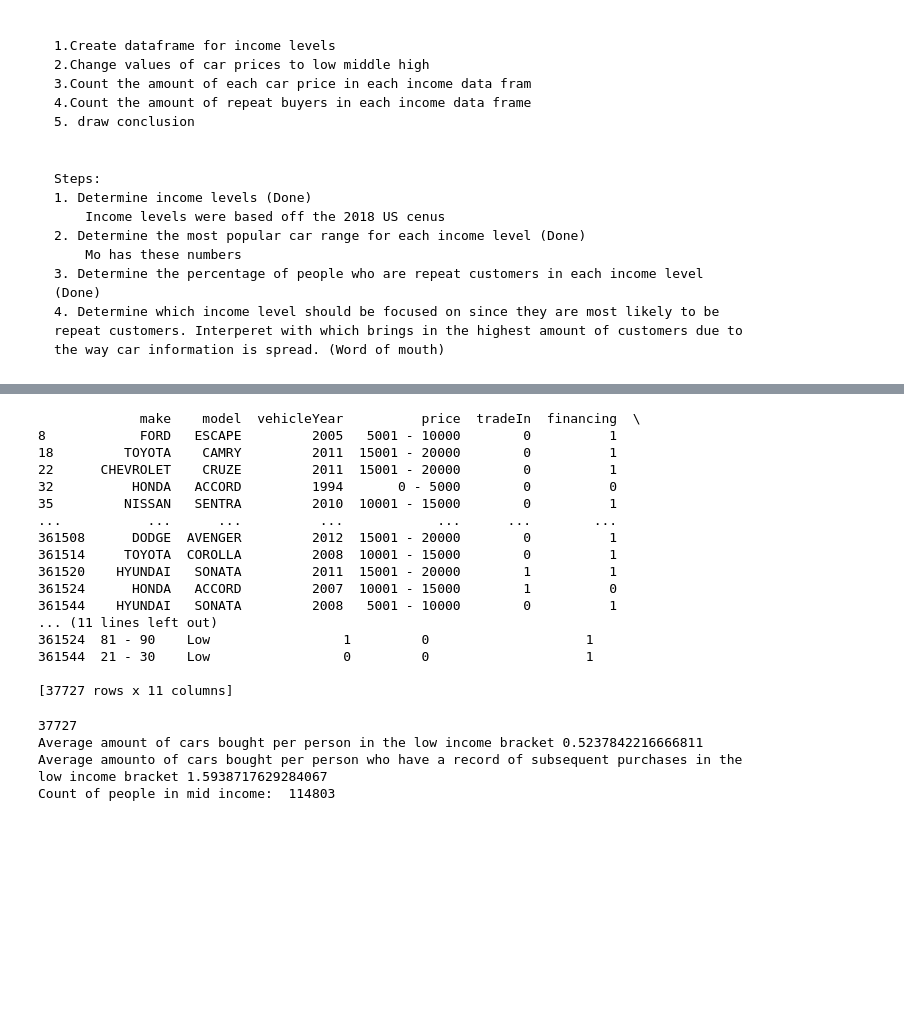
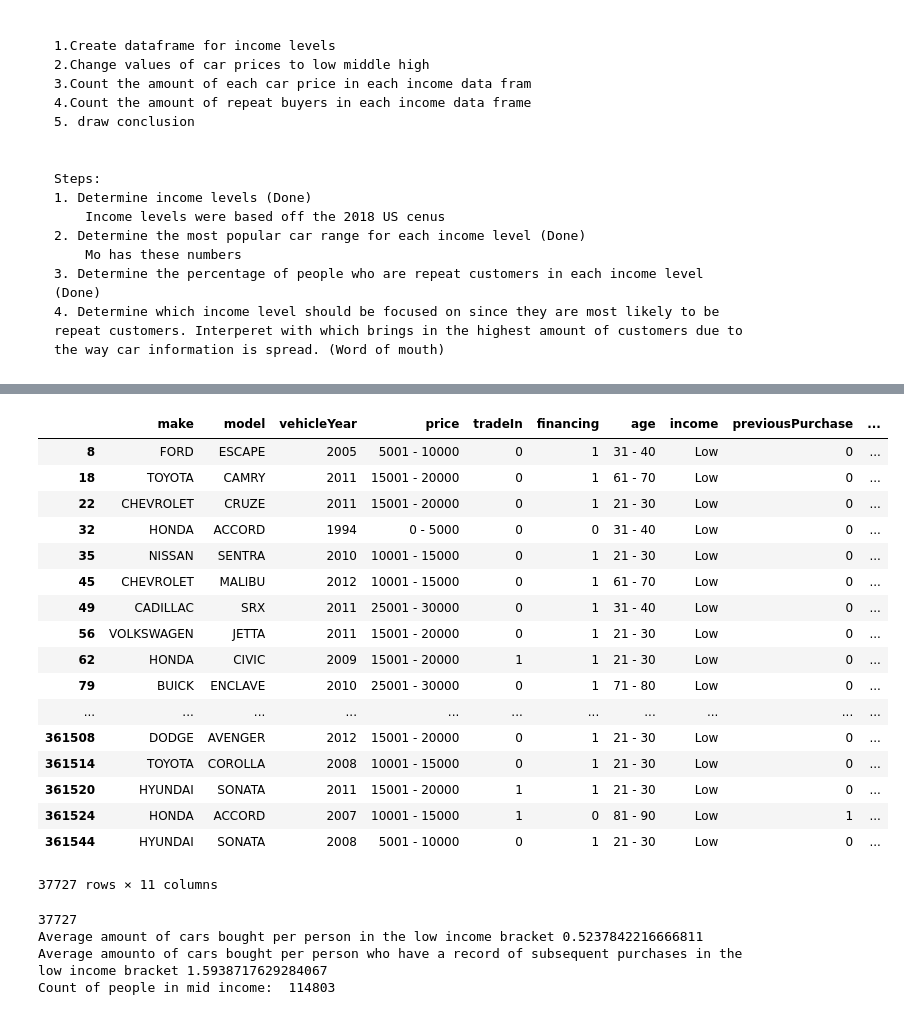
Before and after one commit to WKamptner/kmxdata2020, a Jupyter notebook: Carmax Data Comp 2020.ipynb, the cells around one changed output, grey strips where cells are left out. Saved outputs shown, nothing was run; the diff lists cells and outputs as text; code cells hidden in the pictures; blank space fills up the shorter version.

```diff
--- a/Carmax Data Comp 2020.ipynb
+++ b/Carmax Data Comp 2020.ipynb
@@ -93,33 +100,34 @@ car prices ['25001 - 30000' '10001 - 15000' '0 - 5000' '15001 - 20000'
 # %%
 #Defining Datatables based on income
 
 lowIncomeDF = dfEdited[dfEdited.income == 'Low']
 midIncomeDF = dfEdited[dfEdited.income == 'Mid']
 highIncomeDF = dfEdited[dfEdited.income == 'High']
 
 lowIncomeSPDF = lowIncomeDF[lowIncomeDF.subsequentPurchases != 0]
 midIncomeSPDF = midIncomeDF[midIncomeDF.subsequentPurchases != 0]
 highIncomeSPDF = highIncomeDF[highIncomeDF.subsequentPurchases != 0]
 
-print (lowIncomeSPDF)
+lowIncomeSPDF
 # %% [output]
+|  | make | model | vehicleYear | price | tradeIn | financing | age | income | previousPurchase | ... |
+| 8 | FORD | ESCAPE | 2005 | 5001 - 10000 | 0 | 1 | 31 - 40 | Low | 0 | ... |
+| 18 | TOYOTA | CAMRY | 2011 | 15001 - 20000 | 0 | 1 | 61 - 70 | Low | 0 | ... |
+| 22 | CHEVROLET | CRUZE | 2011 | 15001 - 20000 | 0 | 1 | 21 - 30 | Low | 0 | ... |
+| 32 | HONDA | ACCORD | 1994 | 0 - 5000 | 0 | 0 | 31 - 40 | Low | 0 | ... |
+| 35 | NISSAN | SENTRA | 2010 | 10001 - 15000 | 0 | 1 | 21 - 30 | Low | 0 | ... |
+| 45 | CHEVROLET | MALIBU | 2012 | 10001 - 15000 | 0 | 1 | 61 - 70 | Low | 0 | ... |
+| 49 | CADILLAC | SRX | 2011 | 25001 - 30000 | 0 | 1 | 31 - 40 | Low | 0 | ... |
+| 56 | VOLKSWAGEN | JETTA | 2011 | 15001 - 20000 | 0 | 1 | 21 - 30 | Low | 0 | ... |
+| 62 | HONDA | CIVIC | 2009 | 15001 - 20000 | 1 | 1 | 21 - 30 | Low | 0 | ... |
+| 79 | BUICK | ENCLAVE | 2010 | 25001 - 30000 | 0 | 1 | 71 - 80 | Low | 0 | ... |
+| ... | ... | ... | ... | ... | ... | ... | ... | ... | ... | ... |
+| 361508 | DODGE | AVENGER | 2012 | 15001 - 20000 | 0 | 1 | 21 - 30 | Low | 0 | ... |
+| 361514 | TOYOTA | COROLLA | 2008 | 10001 - 15000 | 0 | 1 | 21 - 30 | Low | 0 | ... |
+| 361520 | HYUNDAI | SONATA | 2011 | 15001 - 20000 | 1 | 1 | 21 - 30 | Low | 0 | ... |
+| 361524 | HONDA | ACCORD | 2007 | 10001 - 15000 | 1 | 0 | 81 - 90 | Low | 1 | ... |
+| 361544 | HYUNDAI | SONATA | 2008 | 5001 - 10000 | 0 | 1 | 21 - 30 | Low | 0 | ... |
-             make    model  vehicleYear          price  tradeIn  financing  \
-8            FORD   ESCAPE         2005   5001 - 10000        0          1
-18         TOYOTA    CAMRY         2011  15001 - 20000        0          1
-22      CHEVROLET    CRUZE         2011  15001 - 20000        0          1
-32          HONDA   ACCORD         1994       0 - 5000        0          0
-35         NISSAN   SENTRA         2010  10001 - 15000        0          1
-...           ...      ...          ...            ...      ...        ...
-361508      DODGE  AVENGER         2012  15001 - 20000        0          1
-361514     TOYOTA  COROLLA         2008  10001 - 15000        0          1
-361520    HYUNDAI   SONATA         2011  15001 - 20000        1          1
-361524      HONDA   ACCORD         2007  10001 - 15000        1          0
-361544    HYUNDAI   SONATA         2008   5001 - 10000        0          1
-... (11 lines left out)
-361524  81 - 90    Low                 1         0                    1
-361544  21 - 30    Low                 0         0                    1
-
-[37727 rows x 11 columns]
+37727 rows × 11 columns
 # %%
 #Working with low income
 
```
Also changed, not shown: parts of 5 cells of this notebook.
